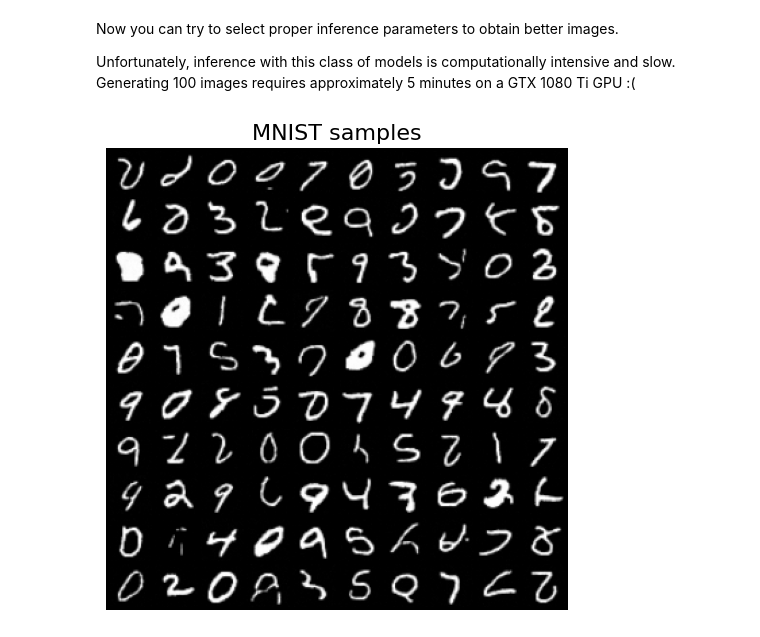
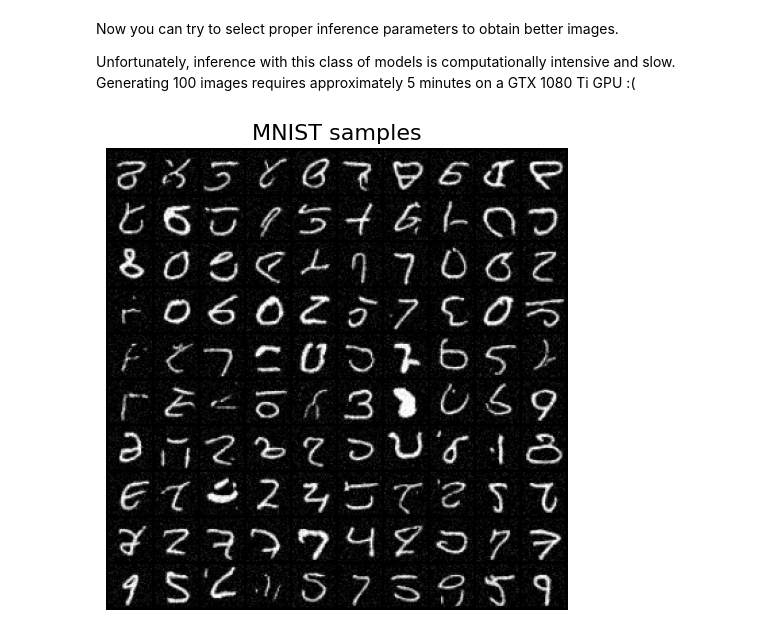
Before and after one commit to fantdali/2025-DGM-MIPT-YSDA-course, a Jupyter notebook: homeworks/hw4.ipynb, the cells around one changed output. Saved outputs shown, nothing was run; the diff lists cells and outputs as text; code cells hidden in the pictures.

```diff
--- a/homeworks/hw4.ipynb
+++ b/homeworks/hw4.ipynb
@@ -504,17 +560,21 @@ class NoiseConditionedScoreNetwork(BaseModel):
         # sample timestamps for each datapoint in the batch
         # choose sigmas for these datapoints
         # add noises to the x samples
-
+        z = torch.randn_like(x).to(self.device)
+        t = torch.randint(0, len(self.sigmas), (batch_size,), device=self.device)
+        sigmas = self.sigmas[t].view(-1, 1, 1, 1)
+        noisy_x = x + sigmas * z
         # =====
 
         # calculate the score model
-        s = self.score_model(noisy_x, which_sigmas)
+        s = self.score_model(noisy_x, t)
 
         # ====
         # your code
         # compute the loss
         # it is mse between score function and gradient of the normal distribution (do not forget the coefficient before the mse)
-
+        loss = F.mse_loss(s, -z / sigmas, reduction='none')
+        loss = loss * (sigmas ** 2) / (self.sigmas[0] ** 2)
         # =====
         return loss
 
@@ -526,9 +586,15 @@ class NoiseConditionedScoreNetwork(BaseModel):
         # your code
         # here we will have 2 cycles: one for sigmas, one for Langevin sampling
         # start with the largest sigma, apply Langevin dynamic for it and move to the next sigma
-
+        for i, sigma in enumerate(self.sigmas):
+            eta = eps * (sigma / self.sigmas[0]) ** 2
+            t = torch.full((x.shape[0],), i, device=self.device, dtype=torch.long)
+            for _ in range(num_steps):
+                z = torch.randn_like(x).to(self.device)
+                x = x + eta * self.score_model(x, t) / 2 + math.sqrt(eta) * z
         # =====
         return x
+
     @torch.no_grad()
     def sample(self, num_samples: int = 64, num_steps: int=10, eps: float = 0.1):
         # we sample x_0 from U[-1, 1]
@@ -560,17 +626,17 @@ test_ncsn()
 # ====
 # your code
 # choose these parameters
-BATCH_SIZE =
-LR =
-EPOCHS =
-HIDDEN_CHANNELS =
-CHANNEL_MULTIPLIERS =
-NUM_BLOCKS =
+BATCH_SIZE = 64
+LR = 2e-4
+EPOCHS = 50
+HIDDEN_CHANNELS = 32
+CHANNEL_MULTIPLIERS = [1, 2, 4]
+NUM_BLOCKS = 2
 
-sigma_max =
-sigma_min =
-L =
-SIGMAS =
+sigma_max = 1.0
+sigma_min = 0.1
+L = 10
+SIGMAS = torch.exp(torch.linspace(math.log(sigma_min), math.log(sigma_max), L))
 # ====
 
 train_loader = data.DataLoader(train_data, batch_size=BATCH_SIZE, shuffle=True)
@@ -585,6 +651,7 @@ ncsn = NoiseConditionedScoreNetwork(
 
 # choose any optimizer/scheduler as you want
 optimizer = torch.optim.AdamW(ncsn.parameters(), lr=LR, betas=(0.9, 0.999), weight_decay=1e-3)
+scheduler = torch.optim.lr_scheduler.StepLR(optimizer, step_size=1, gamma=0.95)
 
 # train
 train_model(
@@ -595,6 +662,6 @@ train_model(
     optimizer=optimizer,
     device=DEVICE,
     n_samples=16,
-    visualize_samples=False # probably you don't want to visualize samples, since it takes a lot of time
+    visualize_samples=True # probably you don't want to visualize samples, since it takes a lot of time
 )
 # %% [output]
@@ -608,12 +691,12 @@ Unfortunately, inference with this class of models is computationally intensive
 # %%
 # ====
 # your code
 # choose these parameters
-NUM_STEPS =
-EPS =
+NUM_STEPS = 50
+EPS = 1e-2
 # ====
 
 samples = ncsn.sample(100, num_steps=NUM_STEPS, eps=EPS).cpu()
 show_samples(samples, "MNIST samples")
 # %% [output]
-[figure, old version]
+[figure, new version]
```
Also changed, not shown: parts of 12 cells of this notebook.
